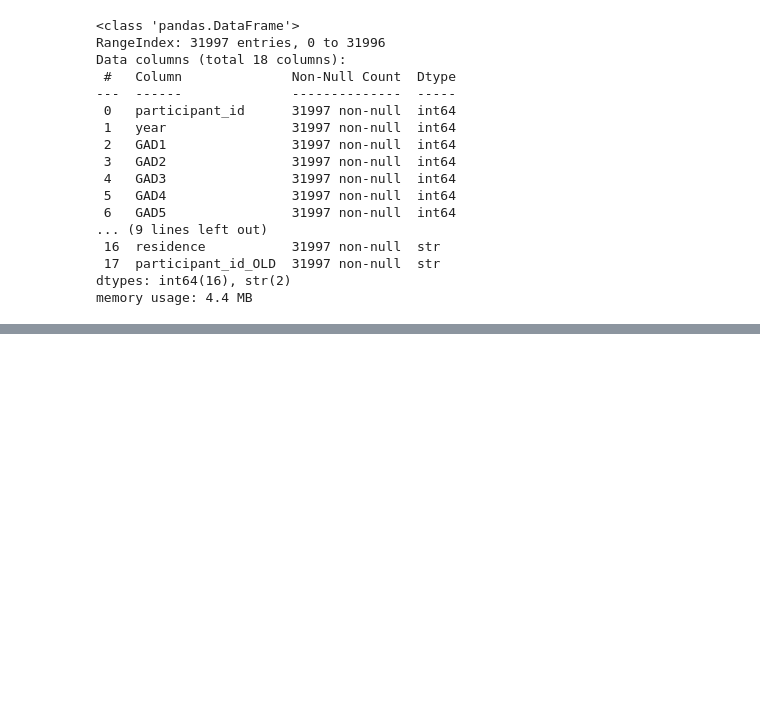
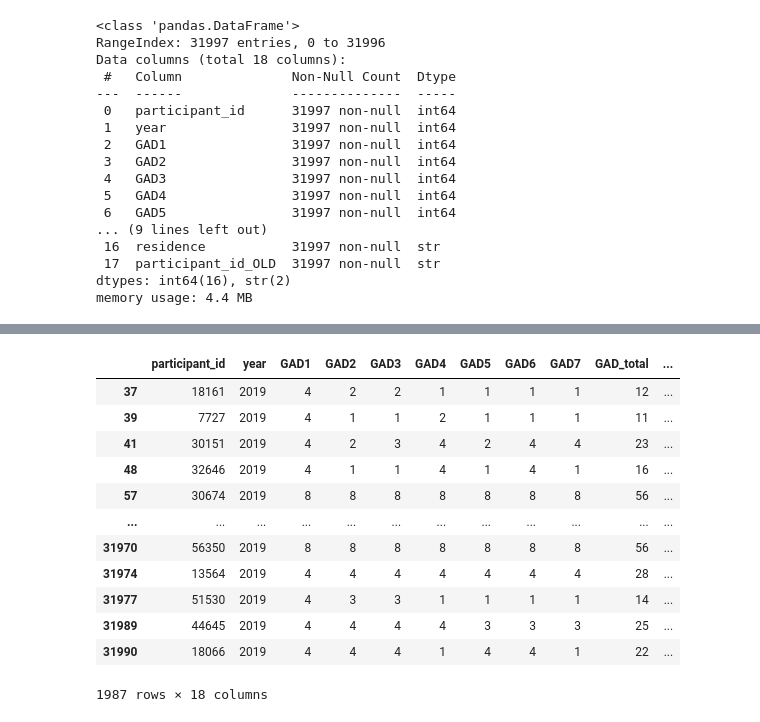
Before and after one commit to amallred/gaming-mental-health-analysis, a Jupyter notebook: notebooks/nhis_mental_health)cleaning.ipynb, the cells around one changed output, grey strips where cells are left out. Drawn from its saved outputs; the diff is of its cells as text; code cells hidden in the pictures; blank space fills up the shorter version.

```diff
--- a/notebooks/nhis_mental_health)cleaning.ipynb
+++ b/notebooks/nhis_mental_health)cleaning.ipynb
@@ -340,0 +345,17 @@ nhis_GAD_df.to_csv('../data/nhis_GAD_CLEAN.csv')
+# %%
+filtered_data = nhis_GAD_df.loc[nhis_GAD_df['GAD1'] >3]
+filtered_data
+# %% [output]
+|  | participant_id | year | GAD1 | GAD2 | GAD3 | GAD4 | GAD5 | GAD6 | GAD7 | GAD_total | ... |
+| 37 | 18161 | 2019 | 4 | 2 | 2 | 1 | 1 | 1 | 1 | 12 | ... |
+| 39 | 7727 | 2019 | 4 | 1 | 1 | 2 | 1 | 1 | 1 | 11 | ... |
+| 41 | 30151 | 2019 | 4 | 2 | 3 | 4 | 2 | 4 | 4 | 23 | ... |
+| 48 | 32646 | 2019 | 4 | 1 | 1 | 4 | 1 | 4 | 1 | 16 | ... |
+| 57 | 30674 | 2019 | 8 | 8 | 8 | 8 | 8 | 8 | 8 | 56 | ... |
+| ... | ... | ... | ... | ... | ... | ... | ... | ... | ... | ... | ... |
+| 31970 | 56350 | 2019 | 8 | 8 | 8 | 8 | 8 | 8 | 8 | 56 | ... |
+| 31974 | 13564 | 2019 | 4 | 4 | 4 | 4 | 4 | 4 | 4 | 28 | ... |
+| 31977 | 51530 | 2019 | 4 | 3 | 3 | 1 | 1 | 1 | 1 | 14 | ... |
+| 31989 | 44645 | 2019 | 4 | 4 | 4 | 4 | 3 | 3 | 3 | 25 | ... |
+| 31990 | 18066 | 2019 | 4 | 4 | 4 | 1 | 4 | 4 | 1 | 22 | ... |
+1987 rows × 18 columns
```
Also changed, not shown: parts of 9 cells of this notebook, 5 other files.
